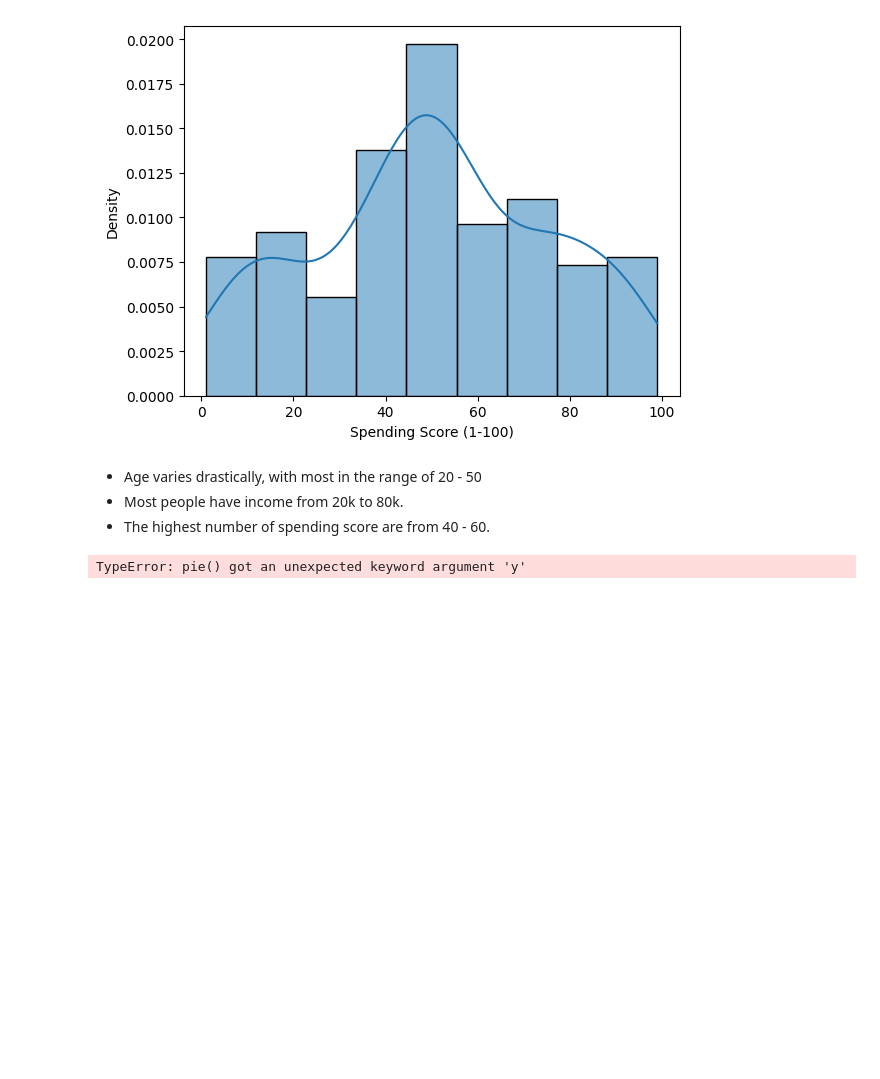
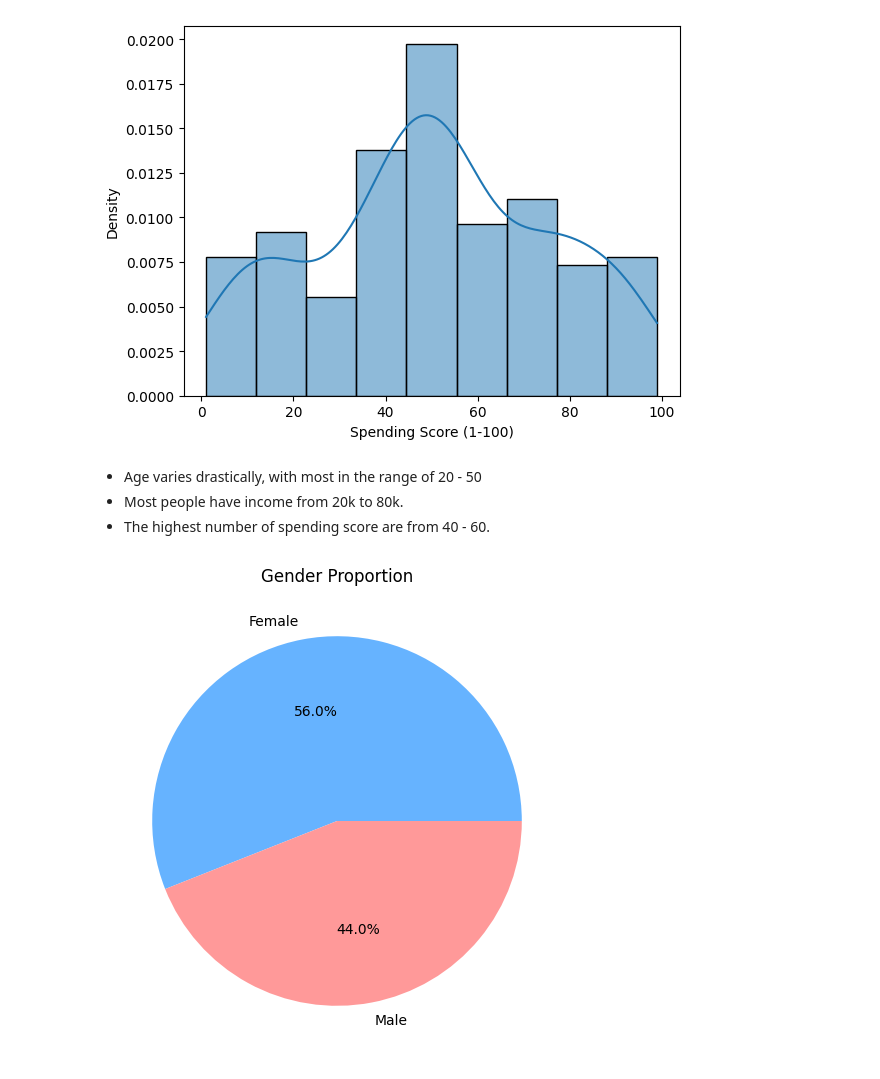
Before and after one commit to gordonnguyen/data-science-1, a Jupyter notebook: hw4/hw4.ipynb, the cells around one changed output. Cells and saved outputs as stored; diff of their text form; code cells hidden in the pictures; blank space fills up the shorter version.

```diff
--- a/hw4/hw4.ipynb
+++ b/hw4/hw4.ipynb
@@ -66,6 +66,10 @@ plt.show()
 - Most people have income from 20k to 80k.
 - The highest number of spending score are from 40 - 60.
 # %%
-plt.pie(y=df['Gender'].count(), autopct='%1.1f%%',)
+gender_counts = df['Gender'].value_counts()
+plt.figure(figsize=(6,6))
+plt.pie(gender_counts, labels=gender_counts.index, autopct='%1.1f%%', colors=['#66b3ff','#ff9999'])
+plt.title('Gender Proportion')
+plt.show()
 # %% [output]
-TypeError: pie() got an unexpected keyword argument 'y'
+[figure, added]
```
Also changed, not shown: parts of 8 cells of this notebook, 1 other file.
